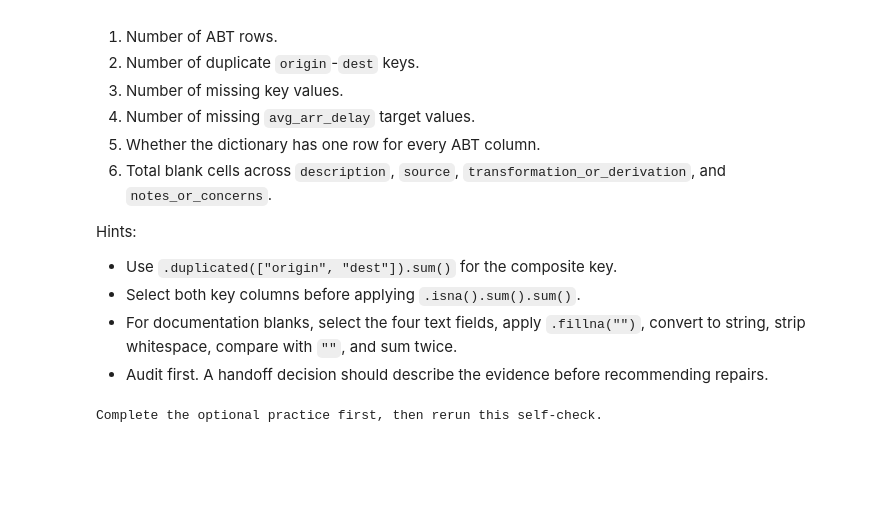
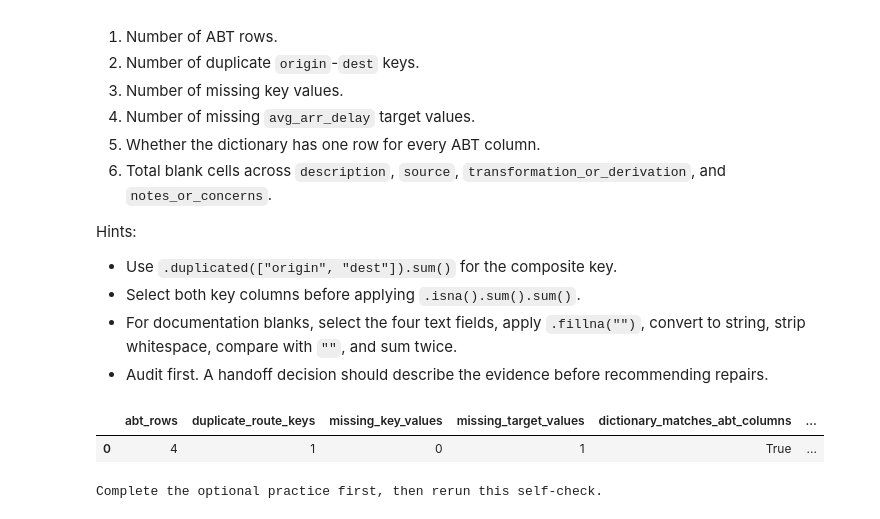
Before and after one commit to kalshaikhli/ban6003-week-11-abt-documentation, a Jupyter notebook: notebooks/module11_abt_documentation_guided_lab.ipynb, the cells around one changed output. Saved outputs shown, nothing was run; the diff lists cells and outputs as text; code cells hidden in the pictures; blank space fills up the shorter version.

Commit message:
optional practice 1

```diff
--- a/notebooks/module11_abt_documentation_guided_lab.ipynb
+++ b/notebooks/module11_abt_documentation_guided_lab.ipynb
@@ -858,7 +858,44 @@ Hints:
 # %%
 # Optional practice workspace
 # Replace None with a one-row DataFrame containing the six requested checks.
-practice_handoff_audit = None
+
+practice_handoff_audit = pd.DataFrame([{
+    "abt_rows": len(practice_abt),
+
+    "duplicate_route_keys": (
+        practice_abt[["origin", "dest"]].duplicated().sum()
+    ),
+
+    "missing_key_values": (
+        practice_abt[["origin", "dest"]].isna().sum().sum()
+    ),
+
+    "missing_target_values": (
+        practice_abt["avg_arr_delay"].isna().sum()
+    ),
+
+    "dictionary_matches_abt_columns": (
+        len(practice_dictionary) == len(practice_abt.columns)
+    ),
+
+    "undocumented_dictionary_cells": (
+        practice_dictionary[
+            ["description", "source",
+             "transformation_or_derivation", "notes_or_concerns"]
+        ]
+        .fillna("")
+        .astype(str)
+        .apply(lambda col: col.str.strip())
+        .eq("")
+        .sum()
+        .sum()
+    )
+}])
+
+practice_handoff_audit
+# %% [output]
+|  | abt_rows | duplicate_route_keys | missing_key_values | missing_target_values | dictionary_matches_abt_columns | ... |
+| 0 | 4 | 1 | 0 | 1 | True | ... |
 # %%
 # Run this self-check after you create practice_handoff_audit.
 if practice_handoff_audit is None:
```
Also changed, not shown: parts of 1 cell of this notebook.
